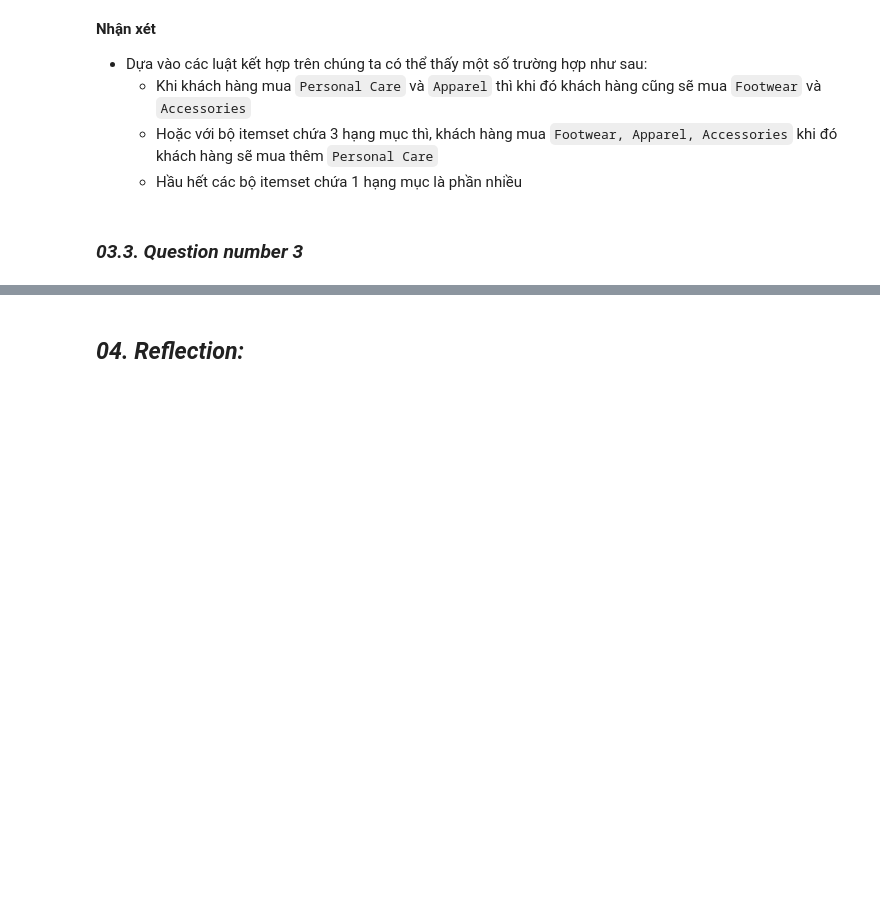
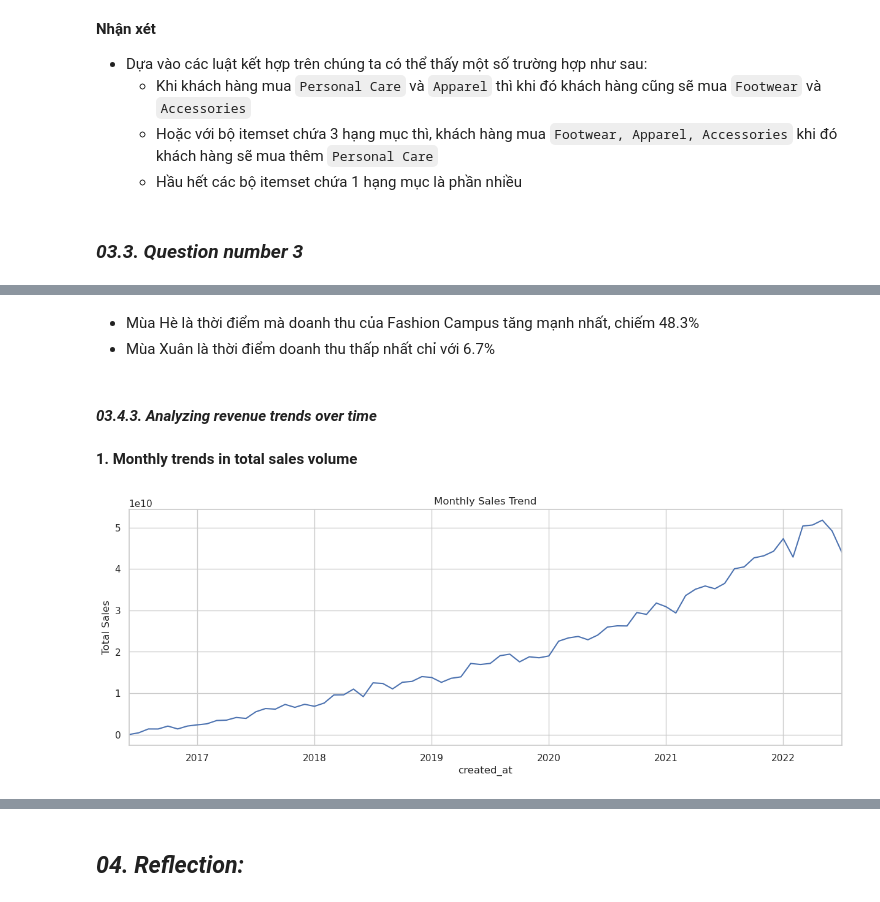
Before and after one commit to thanhanphan17/fashion-campus-dataset-analysis, a Jupyter notebook: [03]-Asking-Questions-and-Analyzing.ipynb, the cells around one changed output, grey strips where cells are left out. Cells and saved outputs as stored; diff of their text form; code cells hidden in the pictures; blank space fills up the shorter version.

```diff
--- a/[03]-Asking-Questions-and-Analyzing.ipynb
+++ b/[03]-Asking-Questions-and-Analyzing.ipynb
@@ -356,0 +437,20 @@ plt.show()
+# %% [markdown]
+- Mùa Hè là thời điểm mà doanh thu của Fashion Campus tăng mạnh nhất, chiếm 48.3%
+- Mùa Xuân là thời điểm doanh thu thấp nhất chỉ với 6.7%
+# %% [markdown]
+#### **_03.4.3. Analyzing revenue trends over time_**
+# %% [markdown]
+**1. Monthly trends in total sales volume**
+# %%
+df_transaction_trend['created_at'] = pd.to_datetime(df_transaction_trend['created_at'])
+df_transaction_trend.set_index('created_at', inplace=True)
+
+# Monthly sales trend
+plt.figure(figsize=(15, 5))
+monthly_sales = df_transaction_trend['total_amount'].resample('M').sum()
+monthly_sales.plot()
+plt.title('Monthly Sales Trend')
+plt.ylabel('Total Sales')
+plt.show()
+# %% [output]
+[figure, added]
```
Also changed, not shown: parts of 47 cells of this notebook.
